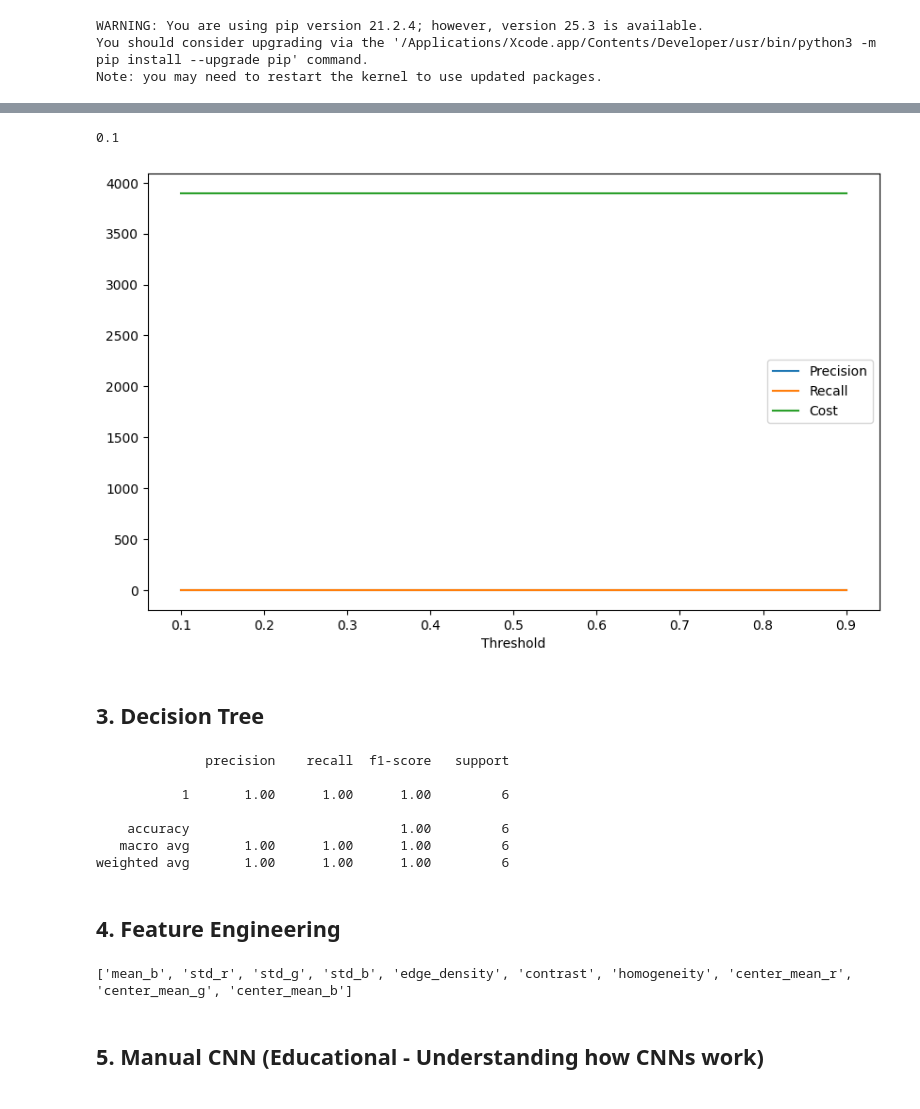
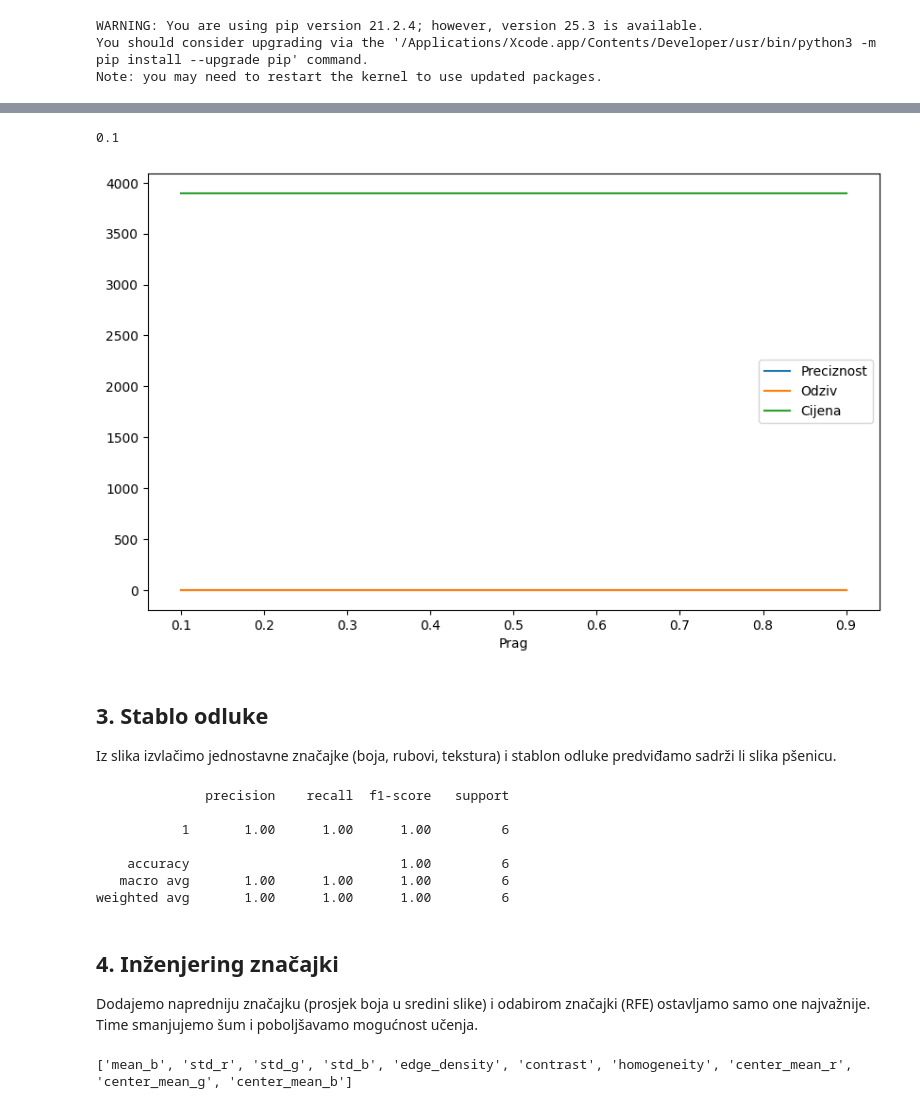
Before and after one commit to dbaric/yolo-wheat-detection, a Jupyter notebook: main.ipynb, the cells around one changed output, grey strips where cells are left out. Saved outputs shown, nothing was run; the diff lists cells and outputs as text; code cells hidden in the pictures.

```diff
--- a/main.ipynb
+++ b/main.ipynb
@@ -152,40 +187,42 @@ def evaluate_threshold(preds, gts, conf_thresh, iou_thresh=0.5):
     for p in preds:
         filtered.append([box for box in p if len(box) < 5 or box[4] >= conf_thresh])
 
     tp = fp = fn = 0
     for f, gt in zip(filtered, gts):
         t, fa, fn_val = match_boxes(f, gt, iou_thresh)
         tp += t
         fp += fa
         fn += fn_val
 
     prec = tp / (tp + fp + 1e-10)
     rec = tp / (tp + fn + 1e-10)
     cost = fn * 10 + fp * 1
     return prec, rec, cost
 
 thresholds = np.arange(0.1, 1.0, 0.1)
 results = []
 for thresh in thresholds:
     prec, rec, cost = evaluate_threshold(preds, labels[:10], thresh)
     results.append({'threshold': thresh, 'precision': prec, 'recall': rec, 'cost': cost})
 
 df_results = pd.DataFrame(results)
 opt_idx = df_results['cost'].idxmin()
 print(df_results.loc[opt_idx, 'threshold'])
 
 plt.figure(figsize=(10, 6))
-plt.plot(df_results['threshold'], df_results['precision'], label='Precision')
-plt.plot(df_results['threshold'], df_results['recall'], label='Recall')
-plt.plot(df_results['threshold'], df_results['cost'], label='Cost')
-plt.xlabel('Threshold')
+plt.plot(df_results['threshold'], df_results['precision'], label='Preciznost')
+plt.plot(df_results['threshold'], df_results['recall'], label='Odziv')
+plt.plot(df_results['threshold'], df_results['cost'], label='Cijena')
+plt.xlabel('Prag')
 plt.legend()
 plt.show()
 # %% [output]
 0.1
-[figure, old version]
+[figure, new version]
-# %% [markdown]
-## 3. Decision Tree
+# %% [markdown]
+## 3. Stablo odluke
+
+Iz slika izvlačimo jednostavne značajke (boja, rubovi, tekstura) i stablon odluke predviđamo sadrži li slika pšenicu.
 # %%
 def extract_features(img):
     features = {}
@@ -231,8 +268,10 @@ print(classification_report(y_test, y_pred))
     accuracy                           1.00         6
    macro avg       1.00      1.00      1.00         6
 weighted avg       1.00      1.00      1.00         6
-# %% [markdown]
-## 4. Feature Engineering
+# %% [markdown]
+## 4. Inženjering značajki
+
+Dodajemo napredniju značajku (prosjek boja u sredini slike) i odabirom značajki (RFE) ostavljamo samo one najvažnije. Time smanjujemo šum i poboljšavamo mogućnost učenja.
 # %%
 def extract_advanced_features(img):
     feat = extract_features(img)
@@ -252,5 +291,3 @@ selected = X_advanced.columns[rfe.support_].tolist()
 print(selected)
 # %% [output]
 ['mean_b', 'std_r', 'std_g', 'std_b', 'edge_density', 'contrast', 'homogeneity', 'center_mean_r', 'center_mean_g', 'center_mean_b']
-# %% [markdown]
-## 5. Manual CNN (Educational - Understanding how CNNs work)
```
Also changed, not shown: parts of 32 cells of this notebook, 3 other files.
